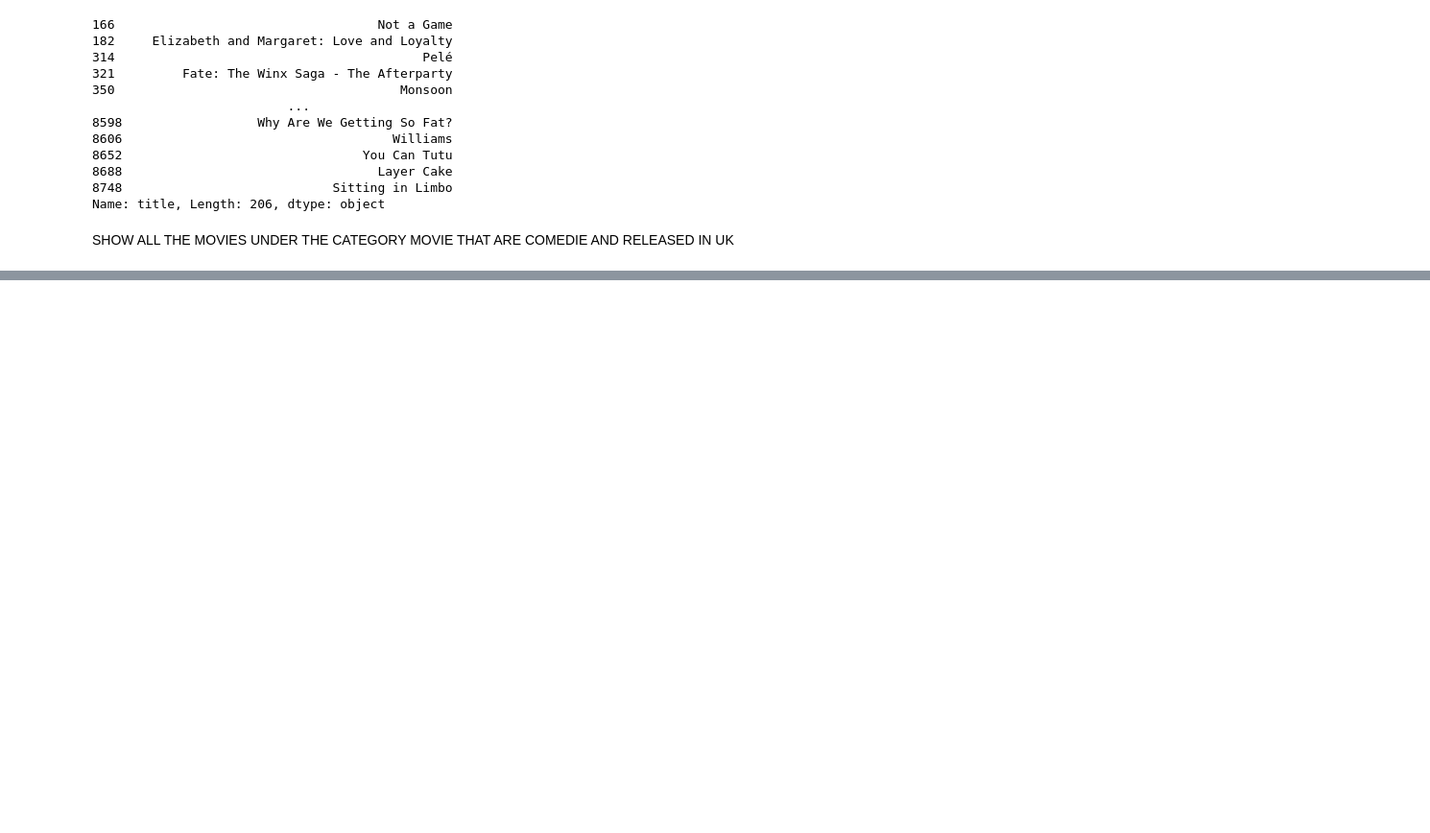
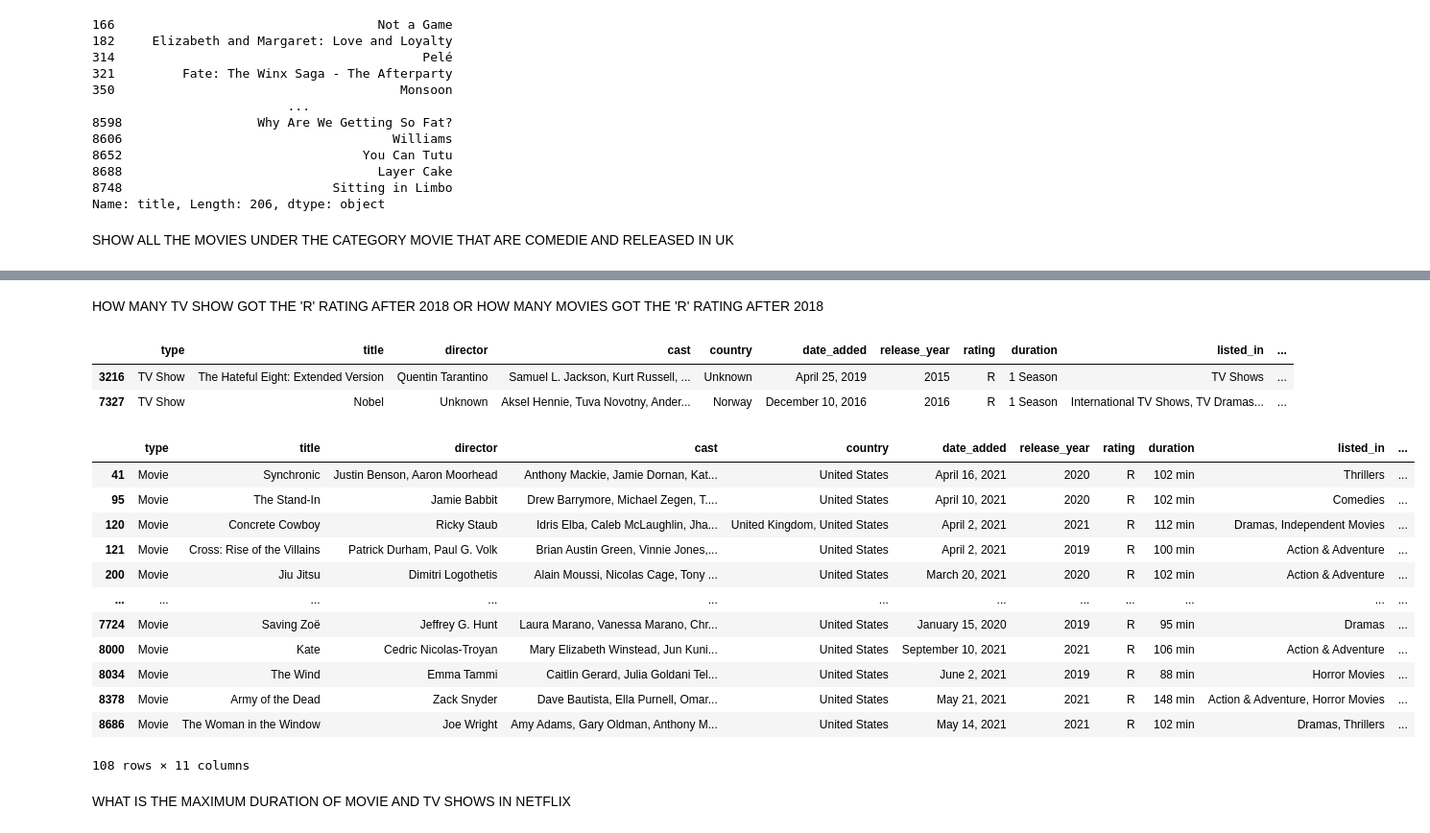
Before and after one commit to lewah/mangosplit, a Jupyter notebook: Netflix_project/exploration_netflix_data.ipynb, the cells around one changed output, grey strips where cells are left out. Shown at 96% size. Drawn from its saved outputs; the diff is of its cells as text; code cells hidden in the pictures; blank space fills up the shorter version.

Commit message:
data exploration

```diff
--- a/Netflix_project/exploration_netflix_data.ipynb
+++ b/Netflix_project/exploration_netflix_data.ipynb
@@ -197,0 +232,26 @@ netflix_data[ (netflix_data['listed_in'].str.contains('Comedies', case=False)) &
+# %% [markdown]
+HOW MANY TV SHOW GOT THE 'R' RATING AFTER 2018  OR HOW MANY MOVIES GOT THE 'R' RATING AFTER 2018
+# %%
+netflix_data[(netflix_data['rating']== 'R') & (netflix_data['type']=='TV Show')]
+# %% [output]
+|  | type | title | director | cast | country | date_added | release_year | rating | duration | listed_in | ... |
+| 3216 | TV Show | The Hateful Eight: Extended Version | Quentin Tarantino | Samuel L. Jackson, Kurt Russell, ... | Unknown | April 25, 2019 | 2015 | R | 1 Season | TV Shows | ... |
+| 7327 | TV Show | Nobel | Unknown | Aksel Hennie, Tuva Novotny, Ander... | Norway | December 10, 2016 | 2016 | R | 1 Season | International TV Shows, TV Dramas... | ... |
+# %%
+netflix_data[(netflix_data['rating'] == 'R') & (netflix_data['type'] =='Movie') & (netflix_data['release_year'] > 2018) ]
+# %% [output]
+|  | type | title | director | cast | country | date_added | release_year | rating | duration | listed_in | ... |
+| 41 | Movie | Synchronic | Justin Benson, Aaron Moorhead | Anthony Mackie, Jamie Dornan, Kat... | United States | April 16, 2021 | 2020 | R | 102 min | Thrillers | ... |
+| 95 | Movie | The Stand-In | Jamie Babbit | Drew Barrymore, Michael Zegen, T.... | United States | April 10, 2021 | 2020 | R | 102 min | Comedies | ... |
+| 120 | Movie | Concrete Cowboy | Ricky Staub | Idris Elba, Caleb McLaughlin, Jha... | United Kingdom, United States | April 2, 2021 | 2021 | R | 112 min | Dramas, Independent Movies | ... |
+| 121 | Movie | Cross: Rise of the Villains | Patrick Durham, Paul G. Volk | Brian Austin Green, Vinnie Jones,... | United States | April 2, 2021 | 2019 | R | 100 min | Action & Adventure | ... |
+| 200 | Movie | Jiu Jitsu | Dimitri Logothetis | Alain Moussi, Nicolas Cage, Tony ... | United States | March 20, 2021 | 2020 | R | 102 min | Action & Adventure | ... |
+| ... | ... | ... | ... | ... | ... | ... | ... | ... | ... | ... | ... |
+| 7724 | Movie | Saving Zoë | Jeffrey G. Hunt | Laura Marano, Vanessa Marano, Chr... | United States | January 15, 2020 | 2019 | R | 95 min | Dramas | ... |
+| 8000 | Movie | Kate | Cedric Nicolas-Troyan | Mary Elizabeth Winstead, Jun Kuni... | United States | September 10, 2021 | 2021 | R | 106 min | Action & Adventure | ... |
+| 8034 | Movie | The Wind | Emma Tammi | Caitlin Gerard, Julia Goldani Tel... | United States | June 2, 2021 | 2019 | R | 88 min | Horror Movies | ... |
+| 8378 | Movie | Army of the Dead | Zack Snyder | Dave Bautista, Ella Purnell, Omar... | United States | May 21, 2021 | 2021 | R | 148 min | Action & Adventure, Horror Movies | ... |
+| 8686 | Movie | The Woman in the Window | Joe Wright | Amy Adams, Gary Oldman, Anthony M... | United States | May 14, 2021 | 2021 | R | 102 min | Dramas, Thrillers | ... |
+108 rows × 11 columns
+# %% [markdown]
+WHAT IS THE MAXIMUM DURATION OF MOVIE AND TV SHOWS IN NETFLIX
```
Also changed, not shown: parts of 6 cells of this notebook.
